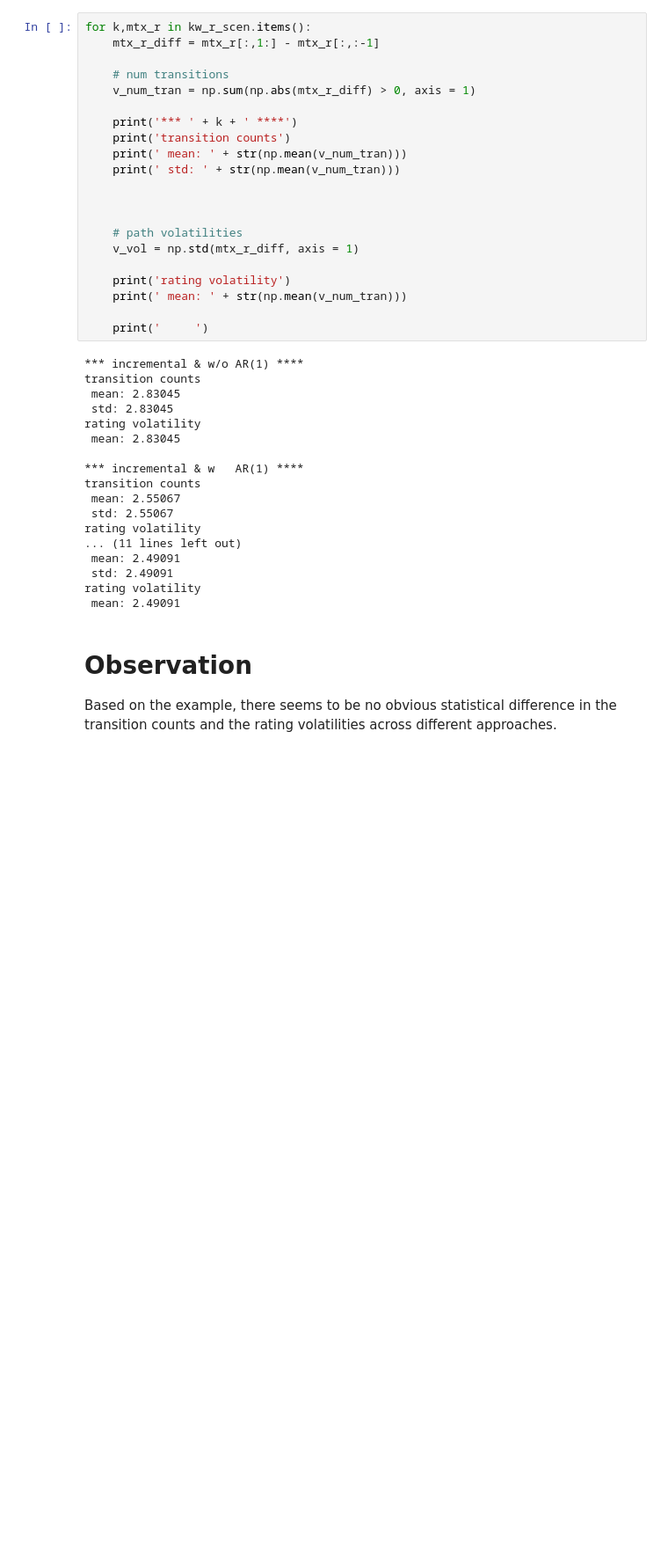
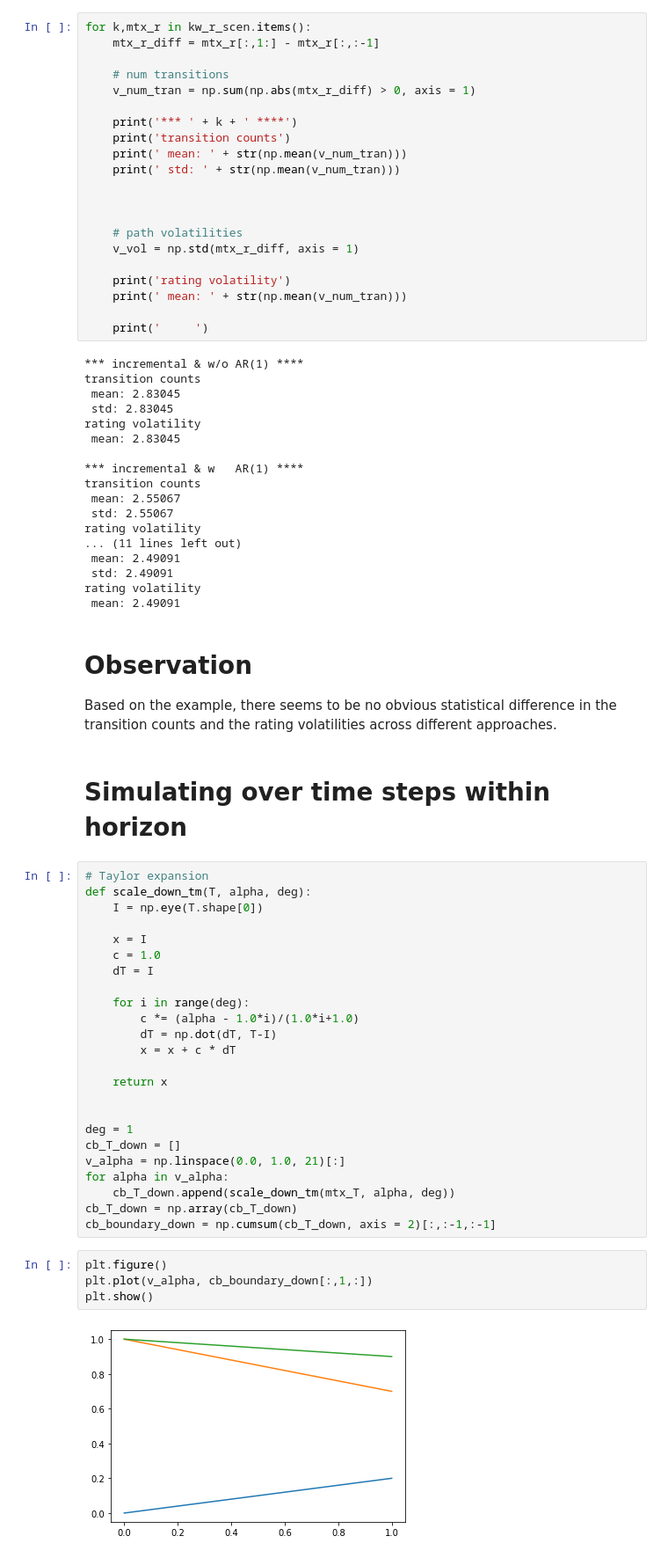
Before and after one commit to xyise/xyise.github.io, a Jupyter notebook: notebook/rating_simulation/nb_rating_evolution_model.ipynb, the cells around one changed output. Shown at 88% size. Drawn from its saved outputs; the diff is of its cells as text; blank space fills up the shorter version.

```diff
--- a/notebook/rating_simulation/nb_rating_evolution_model.ipynb
+++ b/notebook/rating_simulation/nb_rating_evolution_model.ipynb
@@ -294,3 +294,35 @@ rating volatility
 # %% [markdown]
 # Observation
 Based on the example, there seems to be no obvious statistical difference in the transition counts and the rating volatilities across different approaches.
+# %% [markdown]
+# Simulating over time steps within horizon
+# %%
+# Taylor expansion
+def scale_down_tm(T, alpha, deg):
+    I = np.eye(T.shape[0])
+
+    x = I
+    c = 1.0
+    dT = I
+
+    for i in range(deg):
+        c *= (alpha - 1.0*i)/(1.0*i+1.0)
+        dT = np.dot(dT, T-I)
+        x = x + c * dT
+
+    return x
+
+
+deg = 1
+cb_T_down = []
+v_alpha = np.linspace(0.0, 1.0, 21)[:]
+for alpha in v_alpha:
+    cb_T_down.append(scale_down_tm(mtx_T, alpha, deg))
+cb_T_down = np.array(cb_T_down)
+cb_boundary_down = np.cumsum(cb_T_down, axis = 2)[:,:-1,:-1]
+# %%
+plt.figure()
+plt.plot(v_alpha, cb_boundary_down[:,1,:])
+plt.show()
+# %% [output]
+[figure, added]
```
Also changed, not shown: parts of 1 cell of this notebook, 6 other files.
